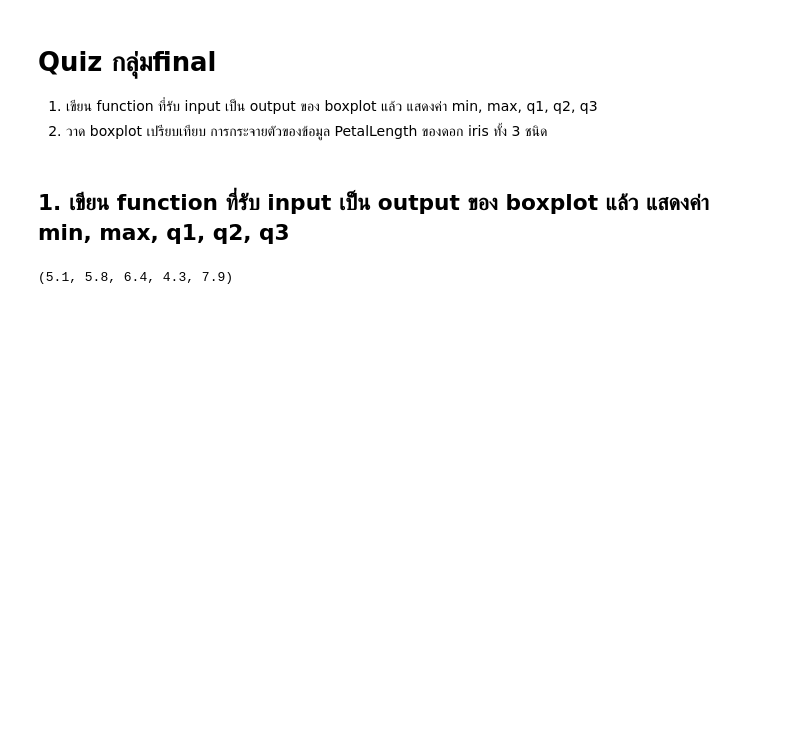
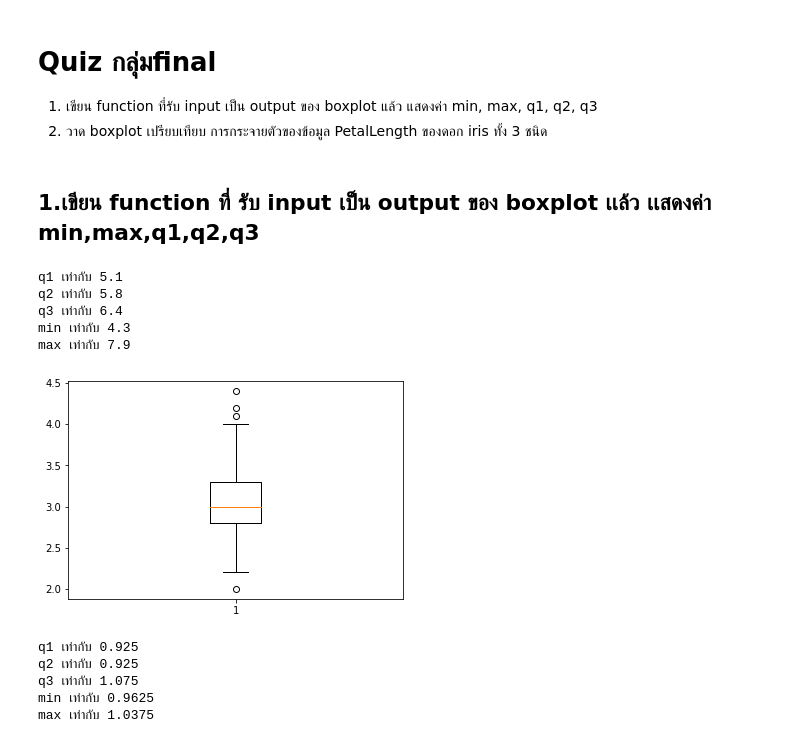
Before and after one commit to naruemonssp/data_viz_2022, a Jupyter notebook: DataViz02_Data_Distribution_.ipynb, the cells around one changed output. Drawn from its saved outputs; the diff is of its cells as text; code cells hidden in the pictures; blank space fills up the shorter version.

```diff
--- a/DataViz02_Data_Distribution_.ipynb
+++ b/DataViz02_Data_Distribution_.ipynb
@@ -291,5 +291,5 @@ plt.boxplot(df['SepalLength'],vert=False,showmeans=True,meanprops={'marker':'o'}
 1. เขียน function ที่รับ input เป็น output ของ boxplot แล้ว แสดงค่า min, max, q1, q2, q3
 2. วาด boxplot เปรียบเทียบ การกระจายตัวของข้อมูล PetalLength ของดอก iris ทั้ง 3 ชนิด
 # %% [markdown]
-## 1. เขียน function ที่รับ input เป็น output ของ boxplot แล้ว แสดงค่า min, max, q1, q2, q3
+## 1.เขียน function ที่ รับ input เป็น output ของ boxplot เเล้ว เเสดงค่า min,max,q1,q2,q3
 # %%
@@ -310,4 +303,20 @@ def box_vals(ybp,vert=False) :
-# %%
-box_vals(ybp,vert=False)
-# %% [output]
-(5.1, 5.8, 6.4, 4.3, 7.9)
+# %%
+box_vals(ybp,vert=True) #(q1 คือ ควอไทล์ที่1) , (q2 คือ ค่ากลาง), (q3 คือ ควอไทล์ที่3)
+# %% [output]
+q1 เท่ากับ 5.1
+q2 เท่ากับ 5.8
+q3 เท่ากับ 6.4
+min เท่ากับ 4.3
+max เท่ากับ 7.9
+# %%
+x = plt.boxplot(df['SepalWidth'])
+# %% [output]
+[figure, added]
+# %%
+box_vals(x)
+# %% [output]
+q1 เท่ากับ 0.925
+q2 เท่ากับ 0.925
+q3 เท่ากับ 1.075
+min เท่ากับ 0.9625
+max เท่ากับ 1.0375
```
Also changed, not shown: parts of 11 cells of this notebook.
